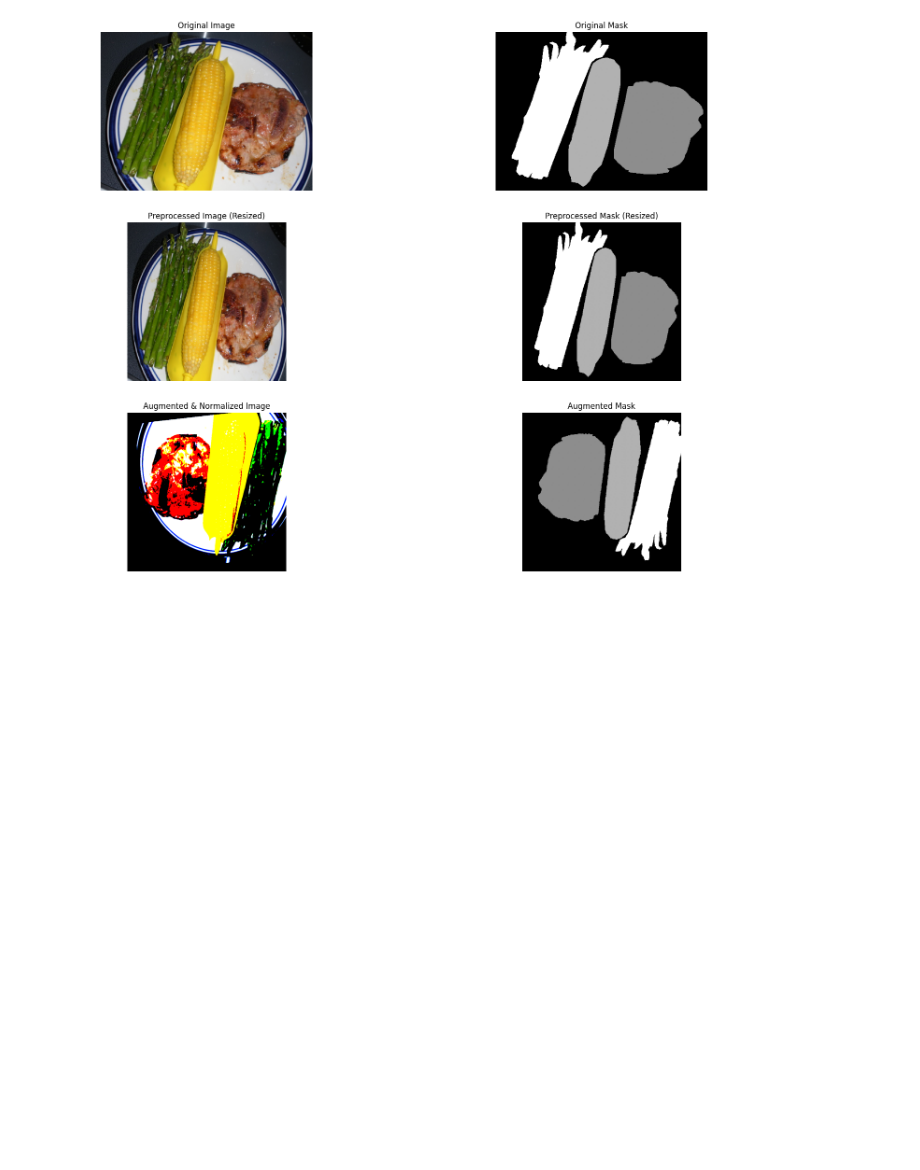
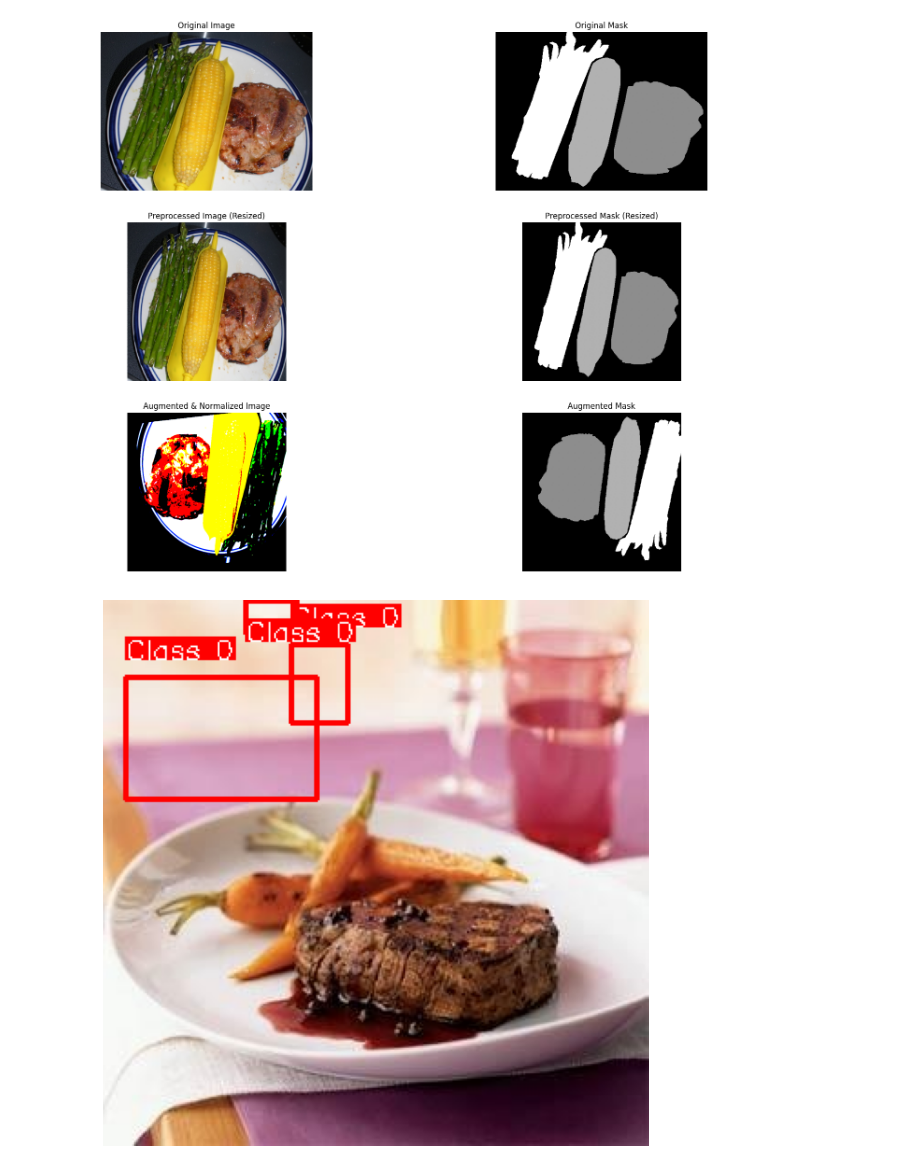
Before and after one commit to seoyoungk0909/comp4471_project, a Jupyter notebook: Data Preprocessing.ipynb, the cells around one changed output. Saved outputs shown, nothing was run; the diff lists cells and outputs as text; code cells hidden in the pictures; blank space fills up the shorter version.

Commit message:
yolo

```diff
--- a/Data Preprocessing.ipynb
+++ b/Data Preprocessing.ipynb
@@ -393,5 +448,93 @@ names:
 with open("data/foodseg103/data.yaml", "w") as f:
     f.write(yaml_content)
+# %%
+def display_yolo_labels(image_path, label_path):
+    """
+    Display an image with YOLOv8 bounding boxes and labels.
+    """
+    # Load the image
+    image = cv2.imread(str(image_path))
+    image = cv2.cvtColor(image, cv2.COLOR_BGR2RGB)
+
+    # Read the YOLOv8 label file
+    with open(label_path, "r") as f:
+        lines = f.readlines()
+
+    # Overlay bounding boxes and labels on the image
+    for line in lines:
+        data = line.strip().split()
+        class_id = int(data[0])  # Class ID
+        xc, yc, wn, hn = map(
+            float, data[1:5]
+        )  # YOLO format: normalized center x, center y, width, height
+
+        # Convert YOLO format to pixel coordinates
+        img_h, img_w, _ = image.shape
+        x_center = int(xc * img_w)
+        y_center = int(yc * img_h)
+        box_width = int(wn * img_w)
+        box_height = int(hn * img_h)
+
+        # Calculate top-left and bottom-right corners of the bounding box
+        x1 = int(x_center - box_width / 2)
+        y1 = int(y_center - box_height / 2)
+        x2 = int(x_center + box_width / 2)
+        y2 = int(y_center + box_height / 2)
+
+        # Draw the bounding box
+        color = (255, 0, 0)  # Blue color for the bounding box
+        cv2.rectangle(image, (x1, y1), (x2, y2), color, 2)
+
+        # Draw the label
+        label = f"Class {class_id}"
+        font = cv2.FONT_HERSHEY_SIMPLEX
+        font_scale = 0.5
+        font_thickness = 1
+        text_size, _ = cv2.getTextSize(label, font, font_scale, font_thickness)
+        text_width, text_height = text_size
+        text_x = x1
+        text_y = y1 - 10 if y1 - 10 > 10 else y1 + text_height + 10
+
+        # Draw the text background
+        cv2.rectangle(
+            image,
+            (text_x, text_y - text_height),
+            (text_x + text_width, text_y),
+            color,
+            -1,
+        )
+
+        # Put the text on top of the bounding box
+        cv2.putText(
+            image,
+            label,
+            (text_x, text_y),
+            font,
+            font_scale,
+            (255, 255, 255),
+            font_thickness,
+        )
+
+    # Display the image with bounding boxes
+    plt.figure(figsize=(10, 10))
+    plt.imshow(image)
+    plt.axis("off")
+    plt.show()
+
+
+# Set the directory paths
+base_dir = Path("data/foodseg103/train/images")
+label_dir = Path("data/foodseg103/train/labels")
+
+# Select a random image
+image_files = list(base_dir.glob("*.jpg"))
+random_image_path = random.choice(image_files)
+label_path = label_dir / f"{random_image_path.stem}.txt"
+
+# Display the selected image with bounding boxes
+display_yolo_labels(random_image_path, label_path)
+# %% [output]
+[figure, added]
 # %%
 # def show_random_data_augmentation(ds):
 #     """Display original and augmented image-mask pairs for visualization."""
```
Also changed, not shown: parts of 8 cells of this notebook, 6 other files.
